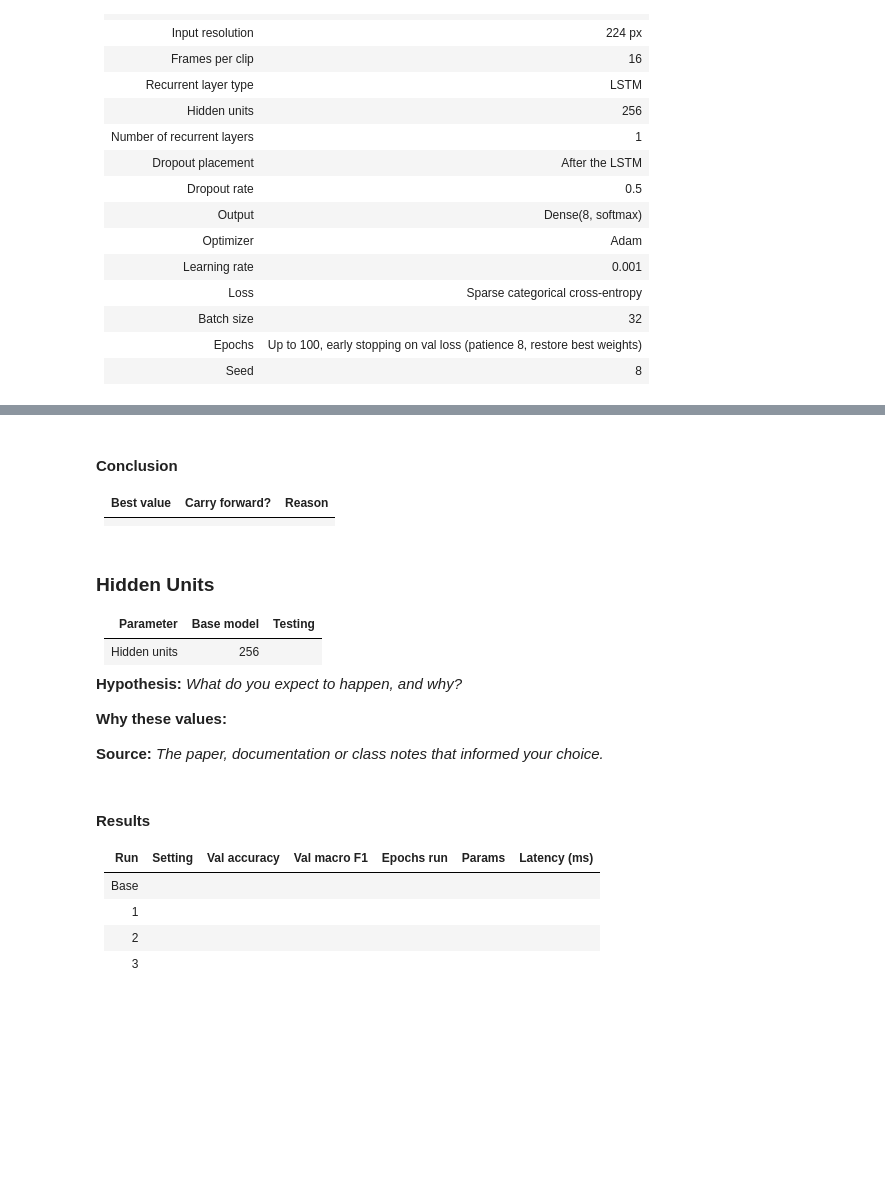
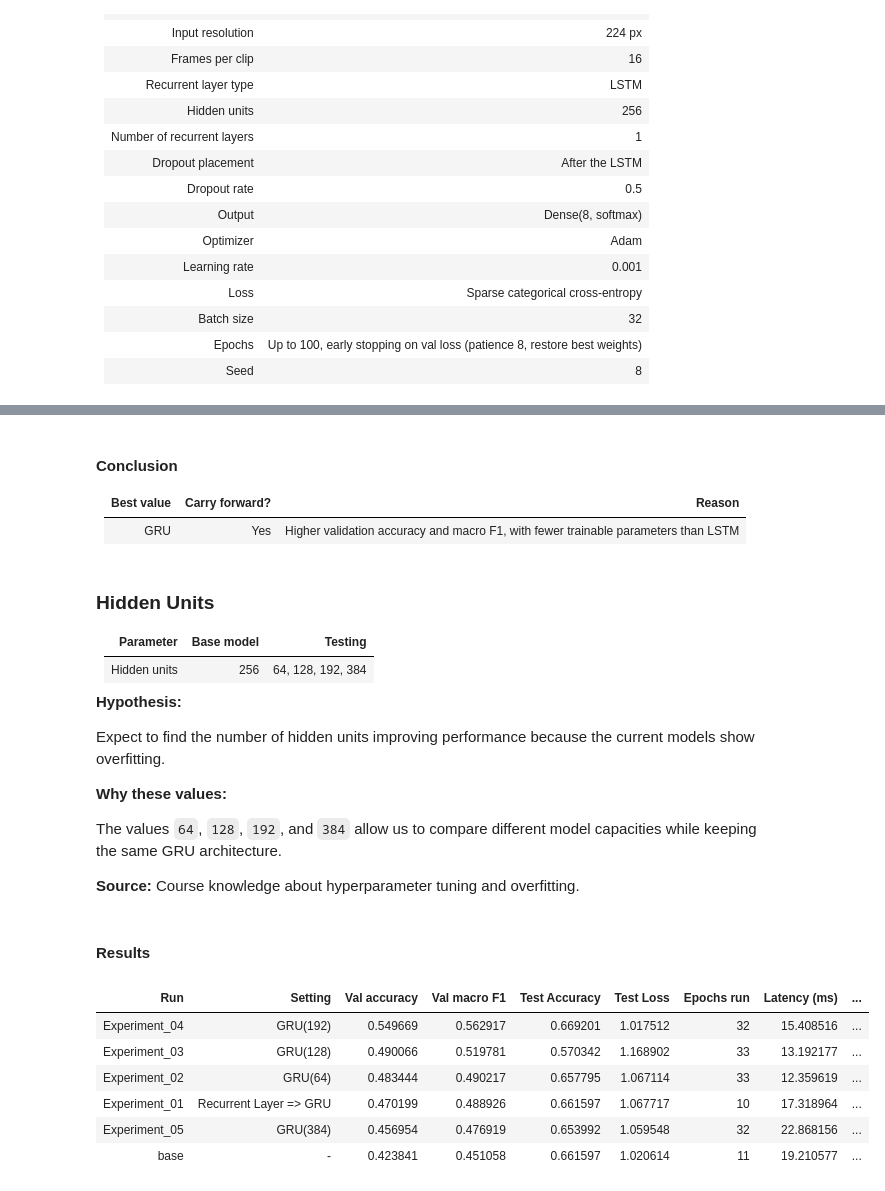
Before and after one commit to AylieNagler/Exercise-Classification-CNN-LSTM, a Jupyter notebook: NOTEBOOKS/03_tom_experiments.ipynb, the cells around one changed output, grey strips where cells are left out. Drawn from its saved outputs; the diff is of its cells as text; code cells hidden in the pictures; blank space fills up the shorter version.

```diff
--- a/NOTEBOOKS/03_tom_experiments.ipynb
+++ b/NOTEBOOKS/03_tom_experiments.ipynb
@@ -448,16 +485,20 @@ _Why did it turn out this way? Connect it to the dataset and to what we covered
 
 | Best value | Carry forward? | Reason |
 |---|---|---|
-| | | |
+| GRU | Yes | Higher validation accuracy and macro F1, with fewer trainable parameters than LSTM |
 # %% [markdown]
 ### Hidden Units
 
 | Parameter | Base model | Testing |
 |---|---|---|
-| Hidden units | 256 | |
+| Hidden units | 256 | 64, 128, 192, 384 |
 
-**Hypothesis:** _What do you expect to happen, and why?_
+**Hypothesis:**
+
+Expect to find the number of hidden units improving performance because the current models show overfitting.
 
 **Why these values:**
 
-**Source:** _The paper, documentation or class notes that informed your choice._
+The values `64`, `128`, `192`, and `384` allow us to compare different model capacities while keeping the same GRU architecture.
+
+**Source:** Course knowledge about hyperparameter tuning and overfitting.
@@ -464,12 +518,15 @@ _Why did it turn out this way? Connect it to the dataset and to what we covered
 # %% [markdown]
 #### Results
-
-| Run | Setting | Val accuracy | Val macro F1 | Epochs run | Params | Latency (ms) |
-|---|---|---|---|---|---|---|
-| Base | | | | | | |
-| 1 | | | | | | |
-| 2 | | | | | | |
-| 3 | | | | | | |
+# %%
+print_report(pd.DataFrame(reports).sort_values(by=['Val accuracy'], ascending=[False]))
+# %% [output]
+| Run | Setting | Val accuracy | Val macro F1 | Test Accuracy | Test Loss | Epochs run | Latency (ms) | ... |
+| Experiment_04 | GRU(192) | 0.549669 | 0.562917 | 0.669201 | 1.017512 | 32 | 15.408516 | ... |
+| Experiment_03 | GRU(128) | 0.490066 | 0.519781 | 0.570342 | 1.168902 | 33 | 13.192177 | ... |
+| Experiment_02 | GRU(64) | 0.483444 | 0.490217 | 0.657795 | 1.067114 | 33 | 12.359619 | ... |
+| Experiment_01 | Recurrent Layer => GRU | 0.470199 | 0.488926 | 0.661597 | 1.067717 | 10 | 17.318964 | ... |
+| Experiment_05 | GRU(384) | 0.456954 | 0.476919 | 0.653992 | 1.059548 | 32 | 22.868156 | ... |
+| base | - | 0.423841 | 0.451058 | 0.661597 | 1.020614 | 11 | 19.210577 | ... |
 # %% [markdown]
 #### Observations
 
```
Also changed, not shown: parts of 26 cells of this notebook.
